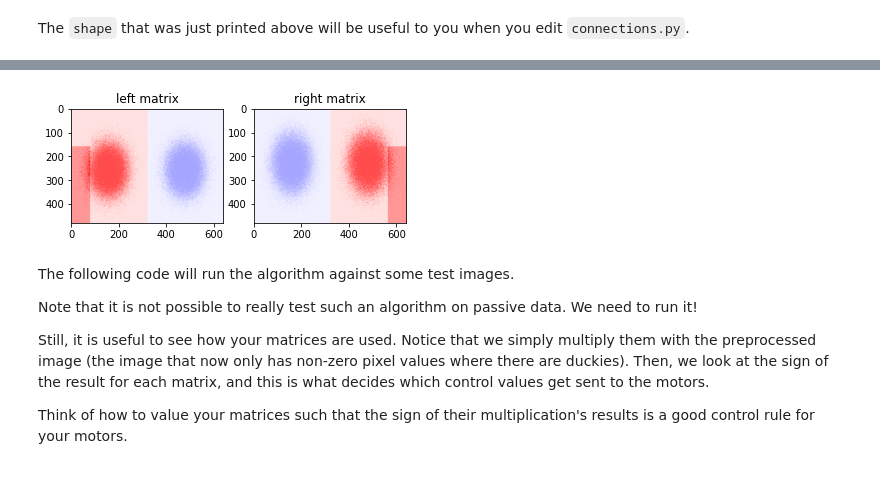
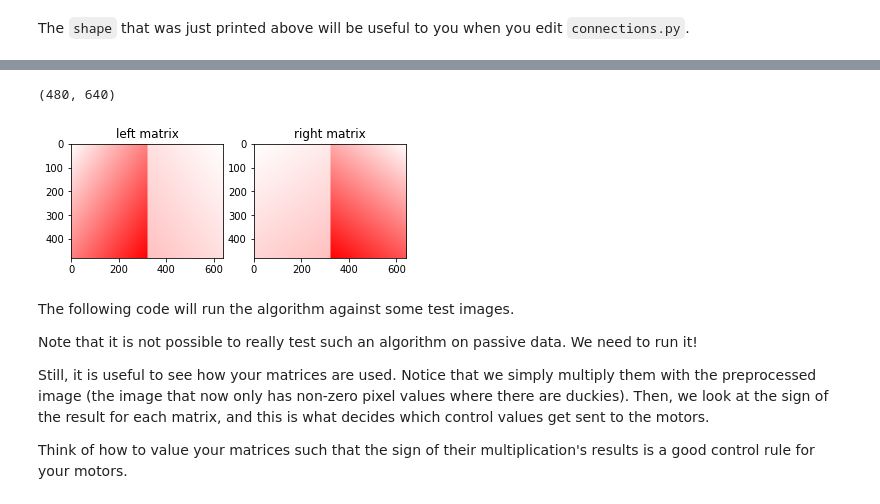
Before and after one commit to ArchambaultP/mooc-exercises, a Jupyter notebook: braitenberg/solution/braitenberg03.ipynb, the cells around one changed output, grey strips where cells are left out. Saved outputs shown, nothing was run; the diff lists cells and outputs as text; code cells hidden in the pictures.

```diff
--- a/braitenberg/solution/braitenberg03.ipynb
+++ b/braitenberg/solution/braitenberg03.ipynb
@@ -59,15 +58,18 @@ R = get_motor_right_matrix(shape)
 # %%
 # visualizing left matrix
-
+L = get_motor_left_matrix(shape)
+R = get_motor_right_matrix(shape)
 f = figure()
 f.add_subplot(1, 2, 1)
 imshow(dcu.posneg(L))
+
 title('left matrix');
 f.add_subplot(1, 2, 2)
 imshow(dcu.posneg(R))
 title('right matrix');
 # %% [output]
+(480, 640)
-[figure, old version]
+[figure, new version]
 # %% [markdown]
 The following code will run the algorithm against some test images.
 
```
Also changed, not shown: parts of 2 cells of this notebook, 5 other files.
